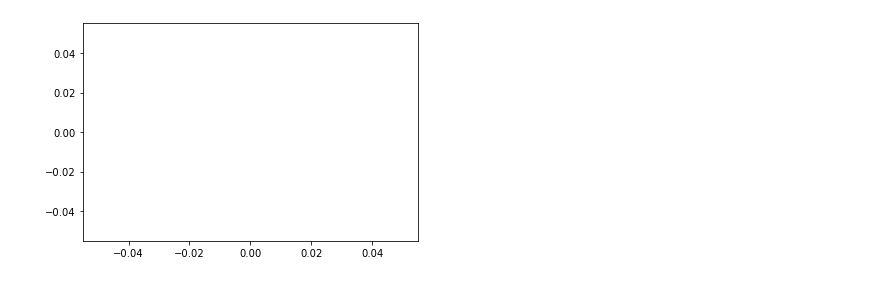
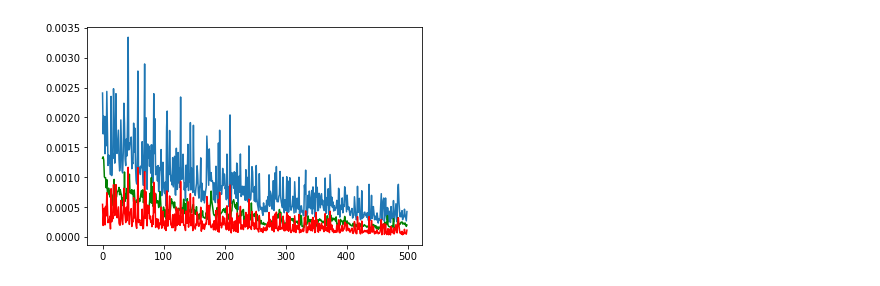
Before and after one commit to pzpzpzp1/wassflow, a Jupyter notebook: cnf-sinkhorn-demo.ipynb, the cells around one changed output. Drawn from its saved outputs; the diff is of its cells as text; code cells hidden in the pictures.

```diff
--- a/cnf-sinkhorn-demo.ipynb
+++ b/cnf-sinkhorn-demo.ipynb
@@ -73,4 +71,4 @@ bmodel = Siren(first_omega_0=20).to(device);
 # my_loss = 'sinkhorn_small_reg';
 my_loss = 'sinkhorn_large_reg';
 # %prun
-model, losses, separate_losses, lrs, n_subs = learn_trajectory(z_target, my_loss=my_loss,n_iters = 1000,n_subsample=400, model=model, bmodel=bmodel, save=True)
+model, losses, separate_losses, lrs, n_subs = learn_trajectory(z_target, my_loss=my_loss,n_iters = 1000,n_subsample=2000, model=model, bmodel=bmodel, save=True)
@@ -155,18 +115,18 @@ plt.savefig(os.path.join('./', f"viz_freqs.jpg"),dpi=400);
 # # freqs
 # # fmags
 # %%
-start=1000;end=60000;
+start=500;end=60000;
 plt.plot(losses[start:end]);
 plt.plot(separate_losses[0,start:end],'g');
 plt.plot(separate_losses[1,start:end],'r');
 # plt.plot(separate_losses[2,start:end]);
 # plt.plot(separate_losses[3,start:end]*.01,'r');
 # plt.plot(separate_losses[4,start:end]*10,'b');
 # plt.plot(separate_losses[5,start:end]);
 # plt.plot(separate_losses[6,start:end]);
 plt.savefig(os.path.join('./', f"viz_loss.jpg"),dpi=400);
 # %% [output]
-[figure, old version]
+[figure, new version]
 # %%
 (fig,(ax1,ax2))=plt.subplots(2,1)
 ax1.plot(n_subs[start:end],'r'); ax1.set_ylabel('n_sub')
```
Also changed, not shown: parts of 4 cells of this notebook, 3 other files.
